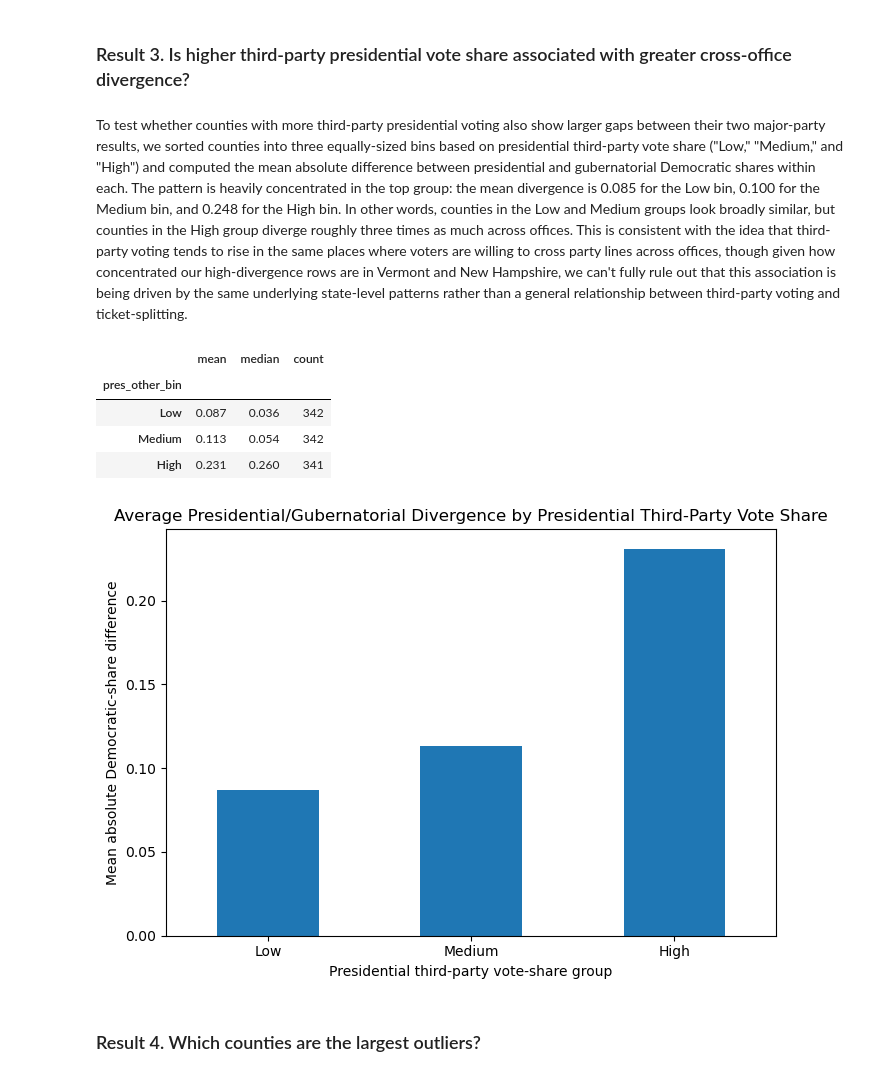
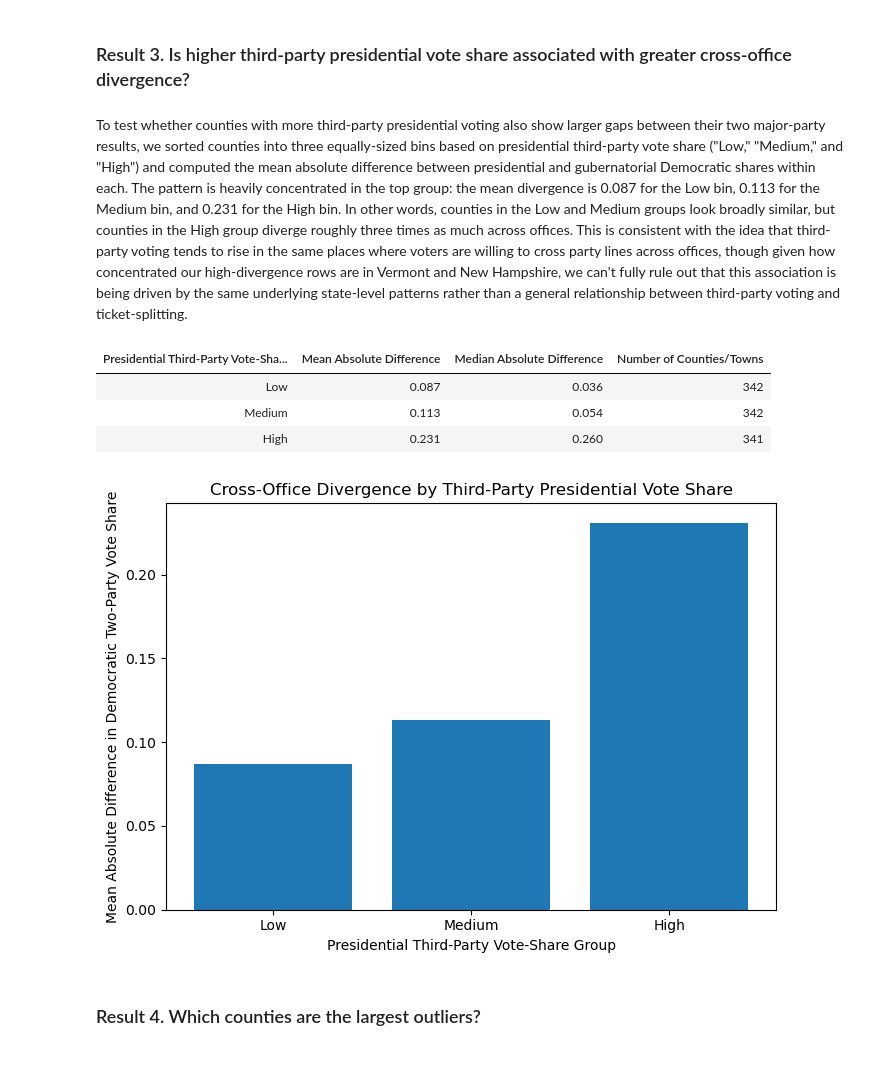
Before and after one commit to Quinn6965/DataSci151_FinalProject, a Jupyter notebook: elections_finalProject.ipynb, the cells around one changed output. Drawn from its saved outputs; the diff is of its cells as text; code cells hidden in the pictures.

```diff
--- a/elections_finalProject.ipynb
+++ b/elections_finalProject.ipynb
@@ -109,5 +143,5 @@ Before merging, we standardize the four tables so equivalent fields have the sam
 # %%
 #printing for data viewing
-for name, df in [('pres_cand', pres_cand), ('gov_cand', gov_cand), ('pres_total', pres_total), ('gov_total', gov_total)]:
-    print(f'\n{name} columns:')
-    print(df.columns.tolist())
+#for name, df in [('pres_cand', pres_cand), ('gov_cand', gov_cand), ('pres_total', pres_total), ('gov_total', gov_total)]:
+   # print(f'\n{name} columns:')
+  #  print(df.columns.tolist())
@@ -453,7 +533,7 @@ state_alignment.round(3)
 # %% [markdown]
 ### Result 3. Is higher third-party presidential vote share associated with greater cross-office divergence?
 # %% [markdown]
-To test whether counties with more third-party presidential voting also show larger gaps between their two major-party results, we sorted counties into three equally-sized bins based on presidential third-party vote share ("Low," "Medium," and "High") and computed the mean absolute difference between presidential and gubernatorial Democratic shares within each. The pattern is heavily concentrated in the top group: the mean divergence is 0.085 for the Low bin, 0.100 for the Medium bin, and 0.248 for the High bin. In other words, counties in the Low and Medium groups look broadly similar, but counties in the High group diverge roughly three times as much across offices. This is consistent with the idea that third-party voting tends to rise in the same places where voters are willing to cross party lines across offices, though given how concentrated our high-divergence rows are in Vermont and New Hampshire, we can't fully rule out that this association is being driven by the same underlying state-level patterns rather than a general relationship between third-party voting and ticket-splitting.
+To test whether counties with more third-party presidential voting also show larger gaps between their two major-party results, we sorted counties into three equally-sized bins based on presidential third-party vote share ("Low," "Medium," and "High") and computed the mean absolute difference between presidential and gubernatorial Democratic shares within each. The pattern is heavily concentrated in the top group: the mean divergence is 0.087 for the Low bin, 0.113 for the Medium bin, and 0.231 for the High bin. In other words, counties in the Low and Medium groups look broadly similar, but counties in the High group diverge roughly three times as much across offices. This is consistent with the idea that third-party voting tends to rise in the same places where voters are willing to cross party lines across offices, though given how concentrated our high-divergence rows are in Vermont and New Hampshire, we can't fully rule out that this association is being driven by the same underlying state-level patterns rather than a general relationship between third-party voting and ticket-splitting.
 # %%
 #bin presidential third-party vote share for a grouped comparison
 
@@ -464,30 +544,50 @@ analysis_df['pres_other_bin'] = pd.qcut(
 )
 
 third_party_summary = (
-    analysis_df.groupby('pres_other_bin')['abs_dem_share_diff']
+    analysis_df.groupby('pres_other_bin', observed=False)['abs_dem_share_diff']
     .agg(['mean', 'median', 'count'])
-    .round(3)
+    .reset_index()
+    .rename(columns={
+        'pres_other_bin': 'Presidential Third-Party Vote-Share Group',
+        'mean': 'Mean Absolute Difference',
+        'median': 'Median Absolute Difference',
+        'count': 'Number of Counties/Towns'
+    })
 )
 
-third_party_summary
+display(
+    third_party_summary
+    .style
+    .hide(axis="index")
+    .format({
+        "Mean Absolute Difference": "{:.3f}",
+        "Median Absolute Difference": "{:.3f}",
+        "Number of Counties/Towns": "{:,.0f}"
+    })
+)
 # %% [output]
-|  | mean | median | count |
-| pres_other_bin |  |  |  |
+| Presidential Third-Party Vote-Sha... | Mean Absolute Difference | Median Absolute Difference | Number of Counties/Towns |
 | Low | 0.087 | 0.036 | 342 |
 | Medium | 0.113 | 0.054 | 342 |
 | High | 0.231 | 0.260 | 341 |
 # %%
-#plot grouped divergence by third-party bin
+#bar plot comparing divergence by third-party vote-share group
 
-third_party_summary['mean'].plot(kind='bar', figsize=(7, 5))
-plt.title('Average Presidential/Gubernatorial Divergence by Presidential Third-Party Vote Share')
-plt.xlabel('Presidential third-party vote-share group')
-plt.ylabel('Mean absolute Democratic-share difference')
-plt.xticks(rotation=0)
+plt.figure(figsize=(7, 5))
+
+plt.bar(
+    third_party_summary['Presidential Third-Party Vote-Share Group'],
+    third_party_summary['Mean Absolute Difference']
+)
+
+plt.xlabel('Presidential Third-Party Vote-Share Group')
+plt.ylabel('Mean Absolute Difference in Democratic Two-Party Vote Share')
+plt.title('Cross-Office Divergence by Third-Party Presidential Vote Share')
 plt.tight_layout()
+
 plt.show()
 # %% [output]
-[figure, old version]
+[figure, new version]
 # %% [markdown]
 ### Result 4. Which counties are the largest outliers?
 # %% [markdown]
```
Also changed, not shown: parts of 18 cells of this notebook.
